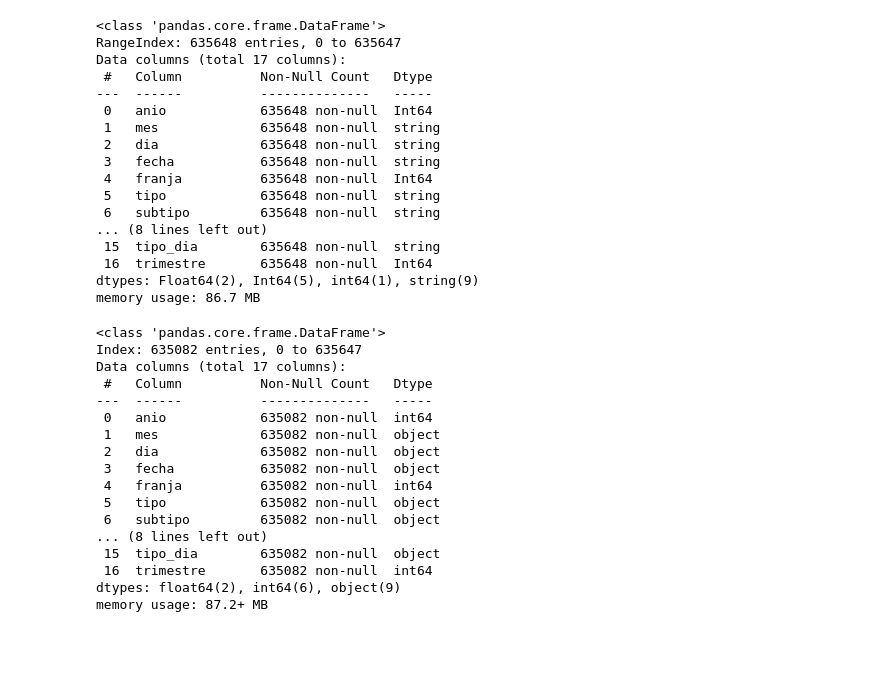
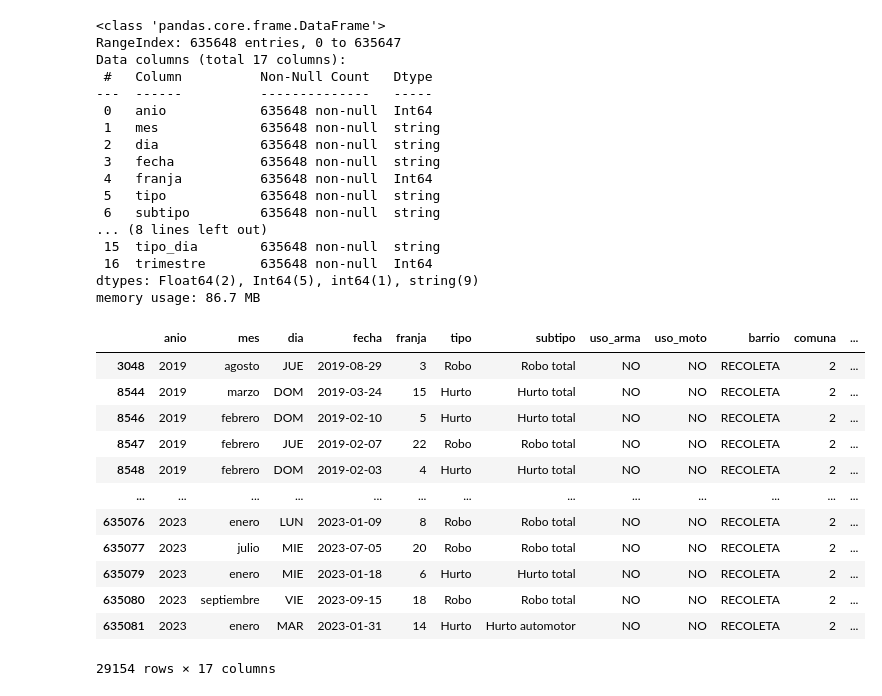
Before and after one commit to sr-roboto/delitos_bigdata, a Jupyter notebook: index.ipynb, the cells around one changed output. Saved outputs shown, nothing was run; the diff lists cells and outputs as text; code cells hidden in the pictures; blank space fills up the shorter version.

```diff
--- a/index.ipynb
+++ b/index.ipynb
@@ -609,22 +609,18 @@ df_filtrado = filtrar_barrios_por_comuna(df, comunas_barrios)
 # Guardar el DataFrame filtrado
 df_filtrado.to_csv("datasets_delitos_2019_2023_limpio.csv", index=False)
 # %%
-df_filtrado.info()
+df_filtrado[df['comuna'] == 2]
 # %% [output]
+|  | anio | mes | dia | fecha | franja | tipo | subtipo | uso_arma | uso_moto | barrio | comuna | ... |
+| 3048 | 2019 | agosto | JUE | 2019-08-29 | 3 | Robo | Robo total | NO | NO | RECOLETA | 2 | ... |
+| 8544 | 2019 | marzo | DOM | 2019-03-24 | 15 | Hurto | Hurto total | NO | NO | RECOLETA | 2 | ... |
+| 8546 | 2019 | febrero | DOM | 2019-02-10 | 5 | Hurto | Hurto total | NO | NO | RECOLETA | 2 | ... |
+| 8547 | 2019 | febrero | JUE | 2019-02-07 | 22 | Robo | Robo total | NO | NO | RECOLETA | 2 | ... |
+| 8548 | 2019 | febrero | DOM | 2019-02-03 | 4 | Hurto | Hurto total | NO | NO | RECOLETA | 2 | ... |
+| ... | ... | ... | ... | ... | ... | ... | ... | ... | ... | ... | ... | ... |
+| 635076 | 2023 | enero | LUN | 2023-01-09 | 8 | Robo | Robo total | NO | NO | RECOLETA | 2 | ... |
+| 635077 | 2023 | julio | MIE | 2023-07-05 | 20 | Robo | Robo total | NO | NO | RECOLETA | 2 | ... |
+| 635079 | 2023 | enero | MIE | 2023-01-18 | 6 | Hurto | Hurto total | NO | NO | RECOLETA | 2 | ... |
+| 635080 | 2023 | septiembre | VIE | 2023-09-15 | 18 | Robo | Robo total | NO | NO | RECOLETA | 2 | ... |
+| 635081 | 2023 | enero | MAR | 2023-01-31 | 14 | Hurto | Hurto automotor | NO | NO | RECOLETA | 2 | ... |
-<class 'pandas.core.frame.DataFrame'>
-Index: 635082 entries, 0 to 635647
-Data columns (total 17 columns):
- #   Column          Non-Null Count   Dtype
----  ------          --------------   -----
- 0   anio            635082 non-null  int64
- 1   mes             635082 non-null  object
- 2   dia             635082 non-null  object
- 3   fecha           635082 non-null  object
- 4   franja          635082 non-null  int64
- 5   tipo            635082 non-null  object
- 6   subtipo         635082 non-null  object
-... (8 lines left out)
- 15  tipo_dia        635082 non-null  object
- 16  trimestre       635082 non-null  int64
-dtypes: float64(2), int64(6), object(9)
-memory usage: 87.2+ MB
+29154 rows × 17 columns
```
Also changed, not shown: 1 other file.
